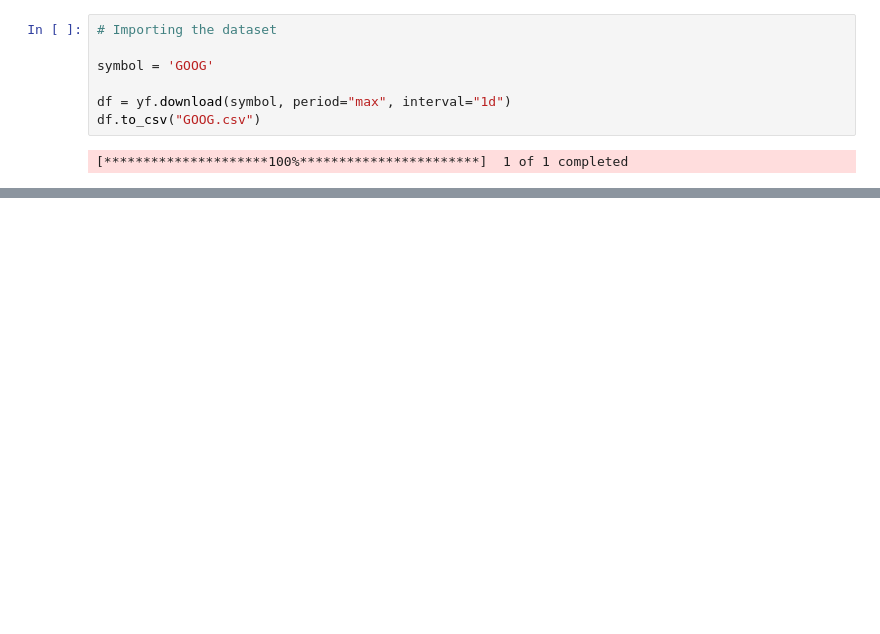
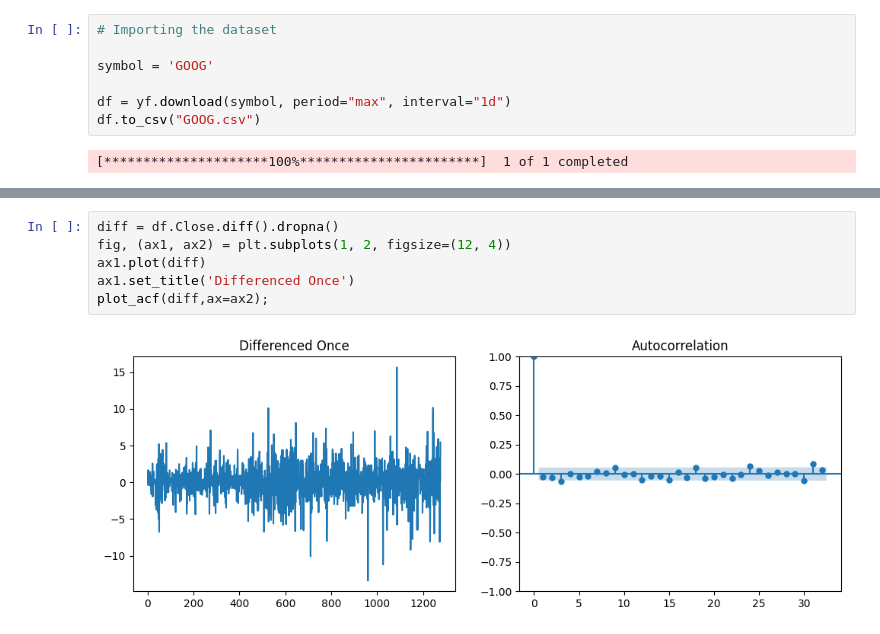
Before and after one commit to KarthikeyanBaskaran/StockPrediction, a Jupyter notebook: Capstone_Microsoft.ipynb, the cells around one changed output, grey strips where cells are left out. Cells and saved outputs as stored; diff of their text form; blank space fills up the shorter version.

```diff
--- a/Capstone_Microsoft.ipynb
+++ b/Capstone_Microsoft.ipynb
@@ -47,0 +113,8 @@ memory usage: 243.2 KB
+# %%
+diff = df.Close.diff().dropna()
+fig, (ax1, ax2) = plt.subplots(1, 2, figsize=(12, 4))
+ax1.plot(diff)
+ax1.set_title('Differenced Once')
+plot_acf(diff,ax=ax2);
+# %% [output]
+[figure, added]
```
Also changed, not shown: parts of 35 cells of this notebook.
